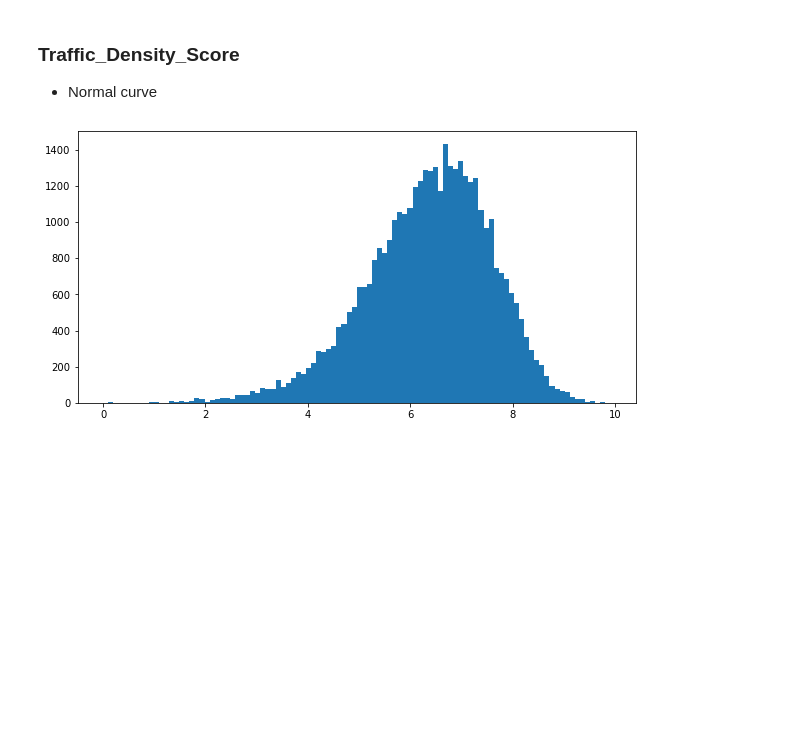
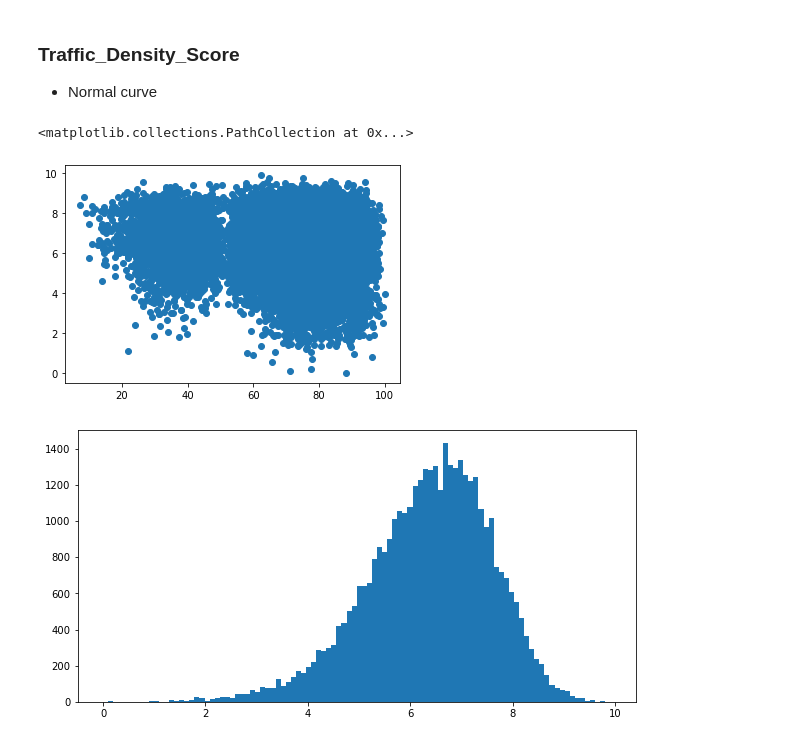
Before and after one commit to reddynt/data-science-competitions, a Jupyter notebook: hacker_earth/habitability_score_prediction/data_preparation.ipynb, the cells around one changed output. Cells and saved outputs as stored; diff of their text form; code cells hidden in the pictures; blank space fills up the shorter version.

```diff
--- a/hacker_earth/habitability_score_prediction/data_preparation.ipynb
+++ b/hacker_earth/habitability_score_prediction/data_preparation.ipynb
@@ -292,6 +297,11 @@ train_df[train_df.Water_Supply=="NOT MENTIONED"]
 # %% [markdown]
 ### Traffic_Density_Score
 * Normal curve
+# %%
+plt.scatter(train_df.Habitability_score, train_df.Traffic_Density_Score)
+# %% [output]
+<matplotlib.collections.PathCollection at 0x...>
+[figure, added]
 # %%
 fig, ax = plt.subplots(figsize=(10, 5))
 ax.hist(train_df.Traffic_Density_Score, bins=100)
```
Also changed, not shown: parts of 6 cells of this notebook, 11 other files.
